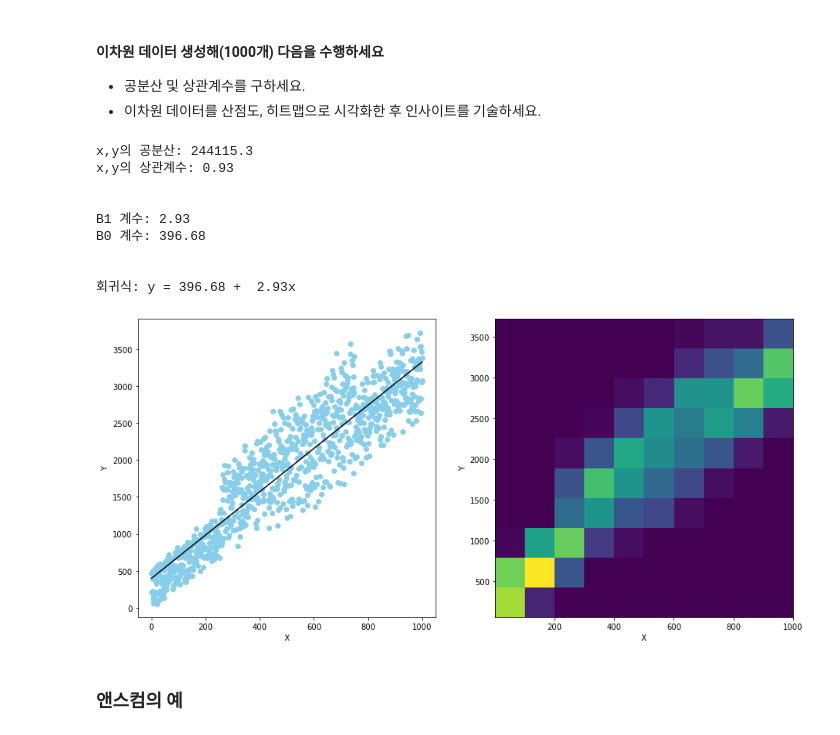
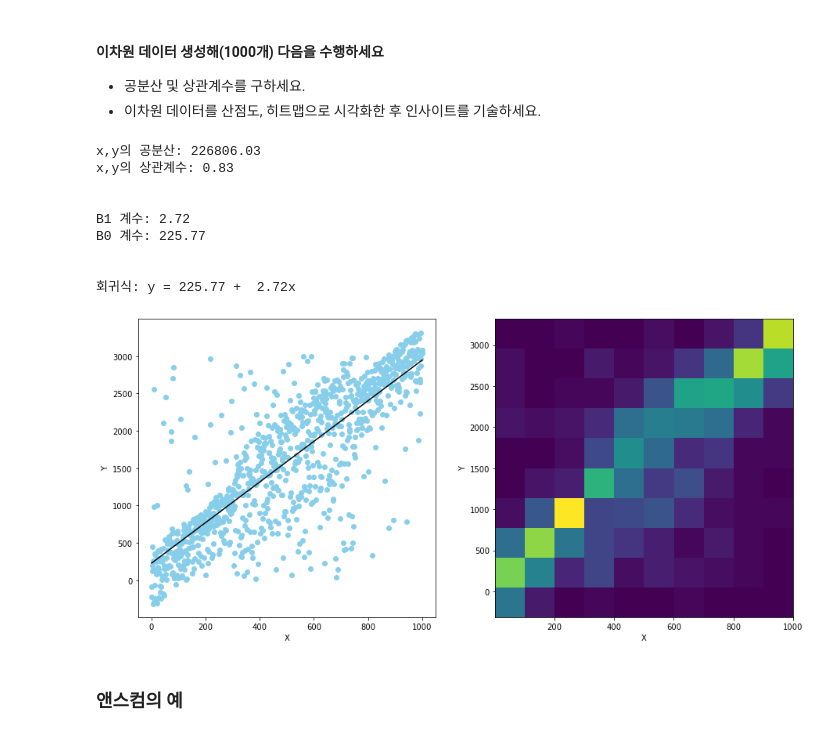
Before and after one commit to choi-aerim/cakd7_class, a Jupyter notebook: m3_ 통계/Statistic_1.ipynb, the cells around one changed output. Saved outputs shown, nothing was run; the diff lists cells and outputs as text; code cells hidden in the pictures.

```diff
--- a/m3_ 통계/Statistic_1.ipynb
+++ b/m3_ 통계/Statistic_1.ipynb
@@ -1150,38 +1150,39 @@ plt.show()
 - 이차원 데이터를 산점도, 히트맵으로 시각화한 후 인사이트를 기술하세요.
 # %%
 # 랜덤 데이터 생성
-## 방법1 ============================================================
+# 방법1 ============================================================
+import numpy as np
 
-# x = np.arange(1,1001)
-# y = np.random.randint(1,3000,1000)
+x = np.arange(1,1001)
+y = np.random.randint(1,3000,1000)
 
-# # 데이터의 경향성 만들기 (y = 3x에 가깝게..)
-# for i in np.random.randint(0,300,300):
-#     y[i]= x[i] * 3 - np.random.randint(1,400,1)
-# for i in np.random.randint(0,300,300):
-#     y[i]= x[i] * 3 + np.random.randint(1,400,1)
-# for i in np.random.randint(300,750,300):
-#     y[i]= x[i] * 3 - np.random.randint(1,800,1)
-# for i in np.random.randint(300,750,300):
-#     y[i]= x[i] * 3 + np.random.randint(1,800,1)
-# for i in np.random.randint(750,1000,300):
-#     y[i]= x[i] * 3 - np.random.randint(1,400,1)
-# for i in np.random.randint(750,1000,300):
-#     y[i]= x[i] * 3 + np.random.randint(1,400,1)
+# 데이터의 경향성 만들기 (y = 3x에 가깝게..)
+for i in np.random.randint(0,300,300):
+    y[i]= x[i] * 3 - np.random.randint(1,400,1)
+for i in np.random.randint(0,300,300):
+    y[i]= x[i] * 3 + np.random.randint(1,400,1)
+for i in np.random.randint(300,750,300):
+    y[i]= x[i] * 3 - np.random.randint(1,800,1)
+for i in np.random.randint(300,750,300):
+    y[i]= x[i] * 3 + np.random.randint(1,800,1)
+for i in np.random.randint(750,1000,300):
+    y[i]= x[i] * 3 - np.random.randint(1,400,1)
+for i in np.random.randint(750,1000,300):
+    y[i]= x[i] * 3 + np.random.randint(1,400,1)
 
 
 ## 방법2 ============================================================
 
-x = np.arange(1,1001)
-y = x.copy()
-for i in range(1000):
-    if i<250 or i>750:
-        x_move = np.random.uniform(2.5,3.5)
-        y_move = np.random.randint(0,500)
-    else:
-        x_move = np.random.uniform(2.2,3.8)
-        y_move = np.random.randint(0,1000)
-    y[i] = x[i]*x_move + y_move
+# x = np.arange(1,1001)
+# y = x.copy()
+# for i in range(1000):
+#     if i<250 or i>750:
+#         x_move = np.random.uniform(2.5,3.5)
+#         y_move = np.random.randint(0,500)
+#     else:
+#         x_move = np.random.uniform(2.2,3.8)
+#         y_move = np.random.randint(0,1000)
+#     y[i] = x[i]*x_move + y_move
 
 
 
@@ -1215,36 +1216,36 @@ print(f'B0 계수: {poly_fit[1]:.2f}')
 print('\n')
 print(f'회귀식: y = {poly_fit[1]:.2f} +  {poly_fit[0]:.2f}x')
 print('\n')
 
 ## B0 + B1*x 반환하는 함수 작성
 poly_1d = np.poly1d(poly_fit)
 
 ## x축
 xs = np.linspace(x.min(), x.max())
 ## y축
 ys = poly_1d(xs)
 ax1.plot(xs, ys, color = 'black' )
 
 
 
 
 # 히트맵 그리기
 ax2 = fig.add_subplot(1,2,2)
 ax2.hist2d(x, y)
 ax2.set_xlabel('X')
 ax2.set_ylabel('Y')
 
 
 
 plt.show()
 # %% [output]
-x,y의 공분산: 244115.3
-x,y의 상관계수: 0.93
+x,y의 공분산: 226806.03
+x,y의 상관계수: 0.83
 
 
-B1 계수: 2.93
-B0 계수: 396.68
+B1 계수: 2.72
+B0 계수: 225.77
 
 
-회귀식: y = 396.68 +  2.93x
+회귀식: y = 225.77 +  2.72x
-[figure, old version]
+[figure, new version]
```
Also changed, not shown: parts of 1 cell of this notebook.
